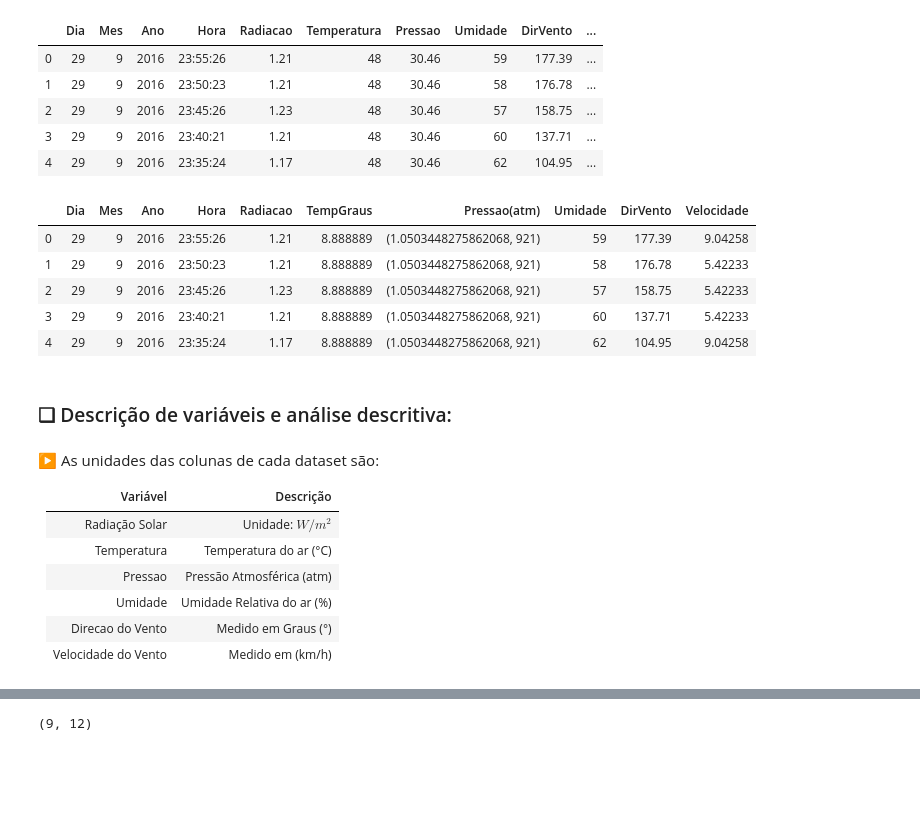
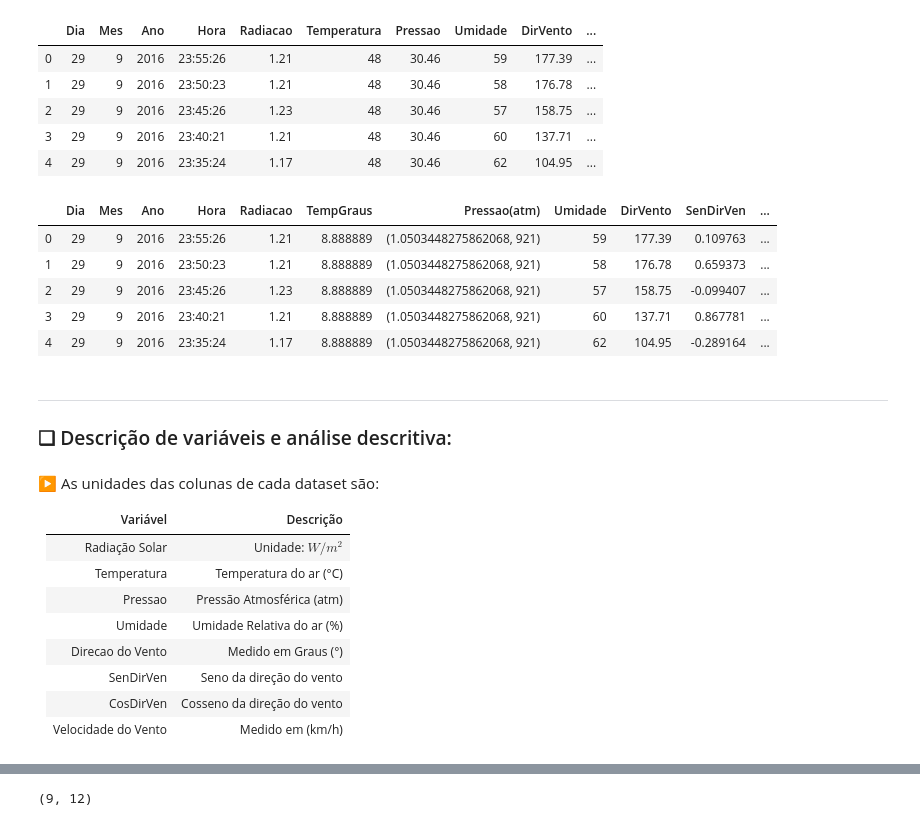
Before and after one commit to GustavoG-bot/projeto2data, a Jupyter notebook: projeto2.ipynb, the cells around one changed output, grey strips where cells are left out. Drawn from its saved outputs; the diff is of its cells as text; code cells hidden in the pictures; blank space fills up the shorter version.

```diff
--- a/projeto2.ipynb
+++ b/projeto2.ipynb
@@ -105,6 +131,14 @@ def regress(Y,X):
 
 def getzero(val):
     return val[0]
+
+def cose(vento):
+    cosseno = cos(vento)
+    return cosseno
+
+def seno(vento2):
+    senin = sin(vento2)
+    return senin
 # %%
 #Aplicando filtro, somente (Trocando '/' por '-' para usar propriedades da biblioteca pandas).
 dados.Data = dados.Data.apply(cleanup)
@@ -156,6 +192,12 @@ dados_novo["Velocidade"] = dados_novo.VelocidadeVento.apply(milhas_km)
 #Hg para atm
 dados_novo["Pressao(atm)"] = dados_novo.Pressao.apply(hg_atm)
 
+#Cosseno do ângulo
+dados_novo["SenDirVen"] = dados_novo.DirVento.apply(cose)
+
+#Seno do ângulo
+dados_novo["CosDirVen"] = dados_novo.DirVento.apply(seno)
+
 dados_novo.head(5)
 # %% [output]
 |  | Dia | Mes | Ano | Hora | Radiacao | Temperatura | Pressao | Umidade | DirVento | ... |
@@ -167,16 +209,19 @@ dados_novo.head(5)
 # %%
 #Realizando nova filtragem e organizando:
 dataframe = dados_novo.loc[:,['Dia','Mes','Ano','Hora','Radiacao','TempGraus',
-                        'Pressao(atm)','Umidade','DirVento','Velocidade']]
+                        'Pressao(atm)','Umidade','DirVento','SenDirVen','CosDirVen','Velocidade']]
 dataframe.head(5)
 # %% [output]
-|  | Dia | Mes | Ano | Hora | Radiacao | TempGraus | Pressao(atm) | Umidade | DirVento | Velocidade |
-| 0 | 29 | 9 | 2016 | 23:55:26 | 1.21 | 8.888889 | (1.0503448275862068, 921) | 59 | 177.39 | 9.04258 |
-| 1 | 29 | 9 | 2016 | 23:50:23 | 1.21 | 8.888889 | (1.0503448275862068, 921) | 58 | 176.78 | 5.42233 |
-| 2 | 29 | 9 | 2016 | 23:45:26 | 1.23 | 8.888889 | (1.0503448275862068, 921) | 57 | 158.75 | 5.42233 |
-| 3 | 29 | 9 | 2016 | 23:40:21 | 1.21 | 8.888889 | (1.0503448275862068, 921) | 60 | 137.71 | 5.42233 |
-| 4 | 29 | 9 | 2016 | 23:35:24 | 1.17 | 8.888889 | (1.0503448275862068, 921) | 62 | 104.95 | 9.04258 |
+|  | Dia | Mes | Ano | Hora | Radiacao | TempGraus | Pressao(atm) | Umidade | DirVento | SenDirVen | ... |
+| 0 | 29 | 9 | 2016 | 23:55:26 | 1.21 | 8.888889 | (1.0503448275862068, 921) | 59 | 177.39 | 0.109763 | ... |
+| 1 | 29 | 9 | 2016 | 23:50:23 | 1.21 | 8.888889 | (1.0503448275862068, 921) | 58 | 176.78 | 0.659373 | ... |
+| 2 | 29 | 9 | 2016 | 23:45:26 | 1.23 | 8.888889 | (1.0503448275862068, 921) | 57 | 158.75 | -0.099407 | ... |
+| 3 | 29 | 9 | 2016 | 23:40:21 | 1.21 | 8.888889 | (1.0503448275862068, 921) | 60 | 137.71 | 0.867781 | ... |
+| 4 | 29 | 9 | 2016 | 23:35:24 | 1.17 | 8.888889 | (1.0503448275862068, 921) | 62 | 104.95 | -0.289164 | ... |
 # %% [markdown]
+___
+<div id="descreve"></div>
+
 ### ❑ Descrição de variáveis e análise descritiva:
 # %% [markdown]
 ▶ As unidades das colunas de cada dataset são:
@@ -189,6 +234,8 @@ Temperatura| Temperatura do ar (°C)
 Pressao | Pressão Atmosférica (atm)
 Umidade | Umidade Relativa do ar (%)
 Direcao do Vento | Medido em Graus (°)
+SenDirVen | Seno da direção do vento
+CosDirVen | Cosseno da direção do vento
 Velocidade do Vento | Medido em (km/h)
 # %%
 #Visão geral:
```
Also changed, not shown: parts of 54 cells of this notebook.
